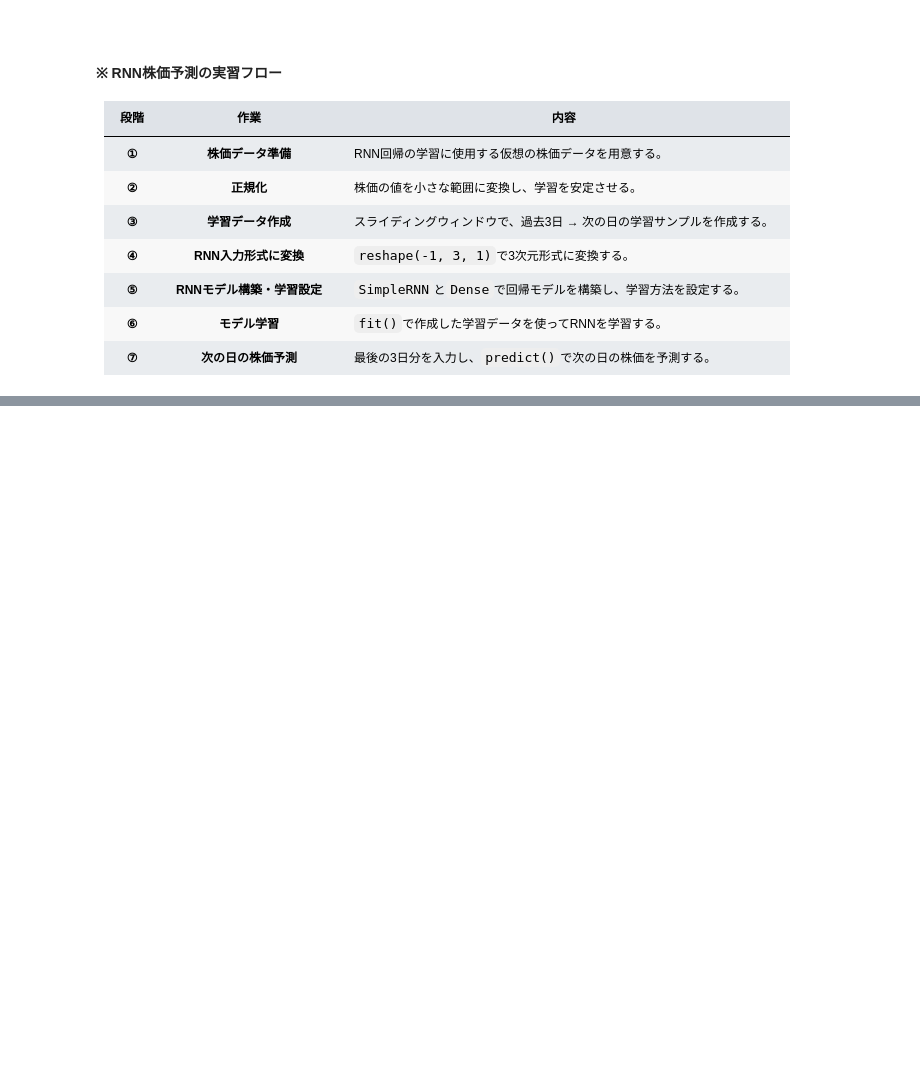
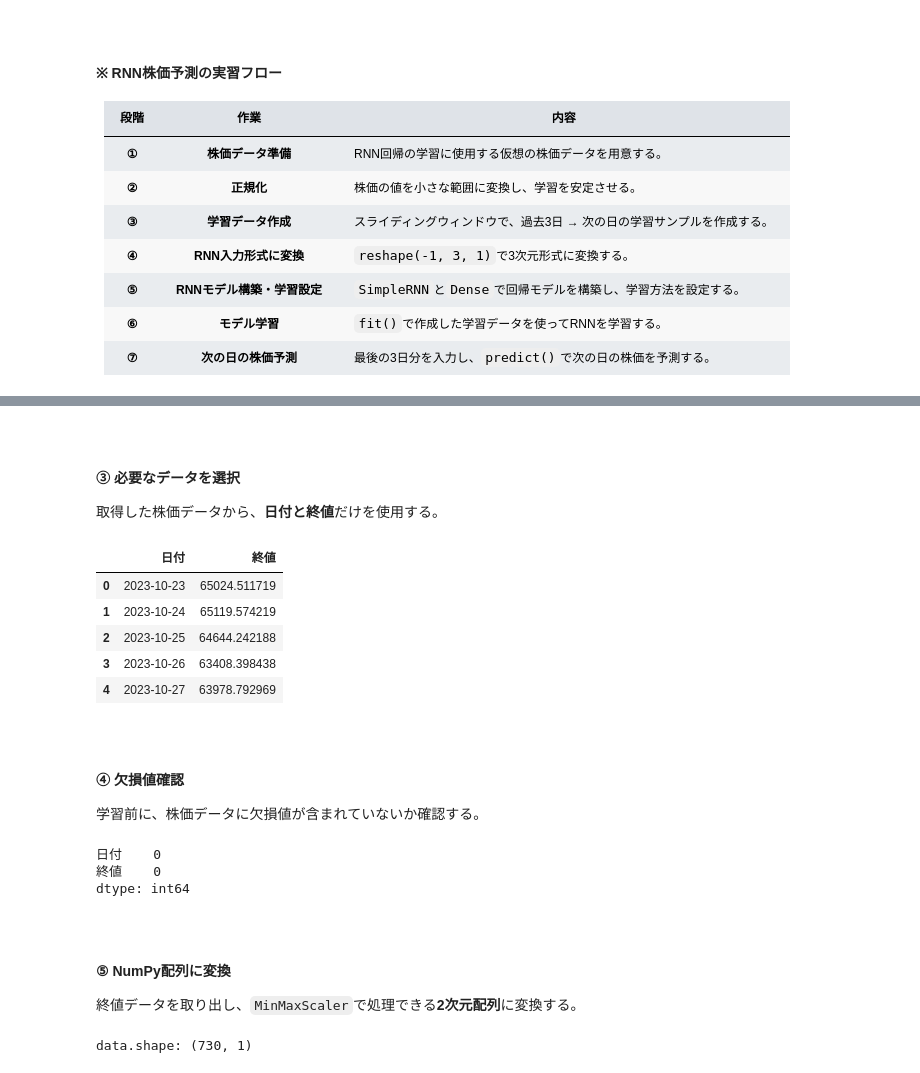
Before and after one commit to KaiLynn99/python_alone, a Jupyter notebook: 2026 10月/10.21 (82日目)/【機械学習】 18. RNNによる順序データの分類・回帰.ipynb, the cells around one changed output, grey strips where cells are left out. Saved outputs shown, nothing was run; the diff lists cells and outputs as text; code cells hidden in the pictures; blank space fills up the shorter version.

```diff
--- a/2026 10月/10.21 (82日目)/【機械学習】 18. RNNによる順序データの分類・回帰.ipynb
+++ b/2026 10月/10.21 (82日目)/【機械学習】 18. RNNによる順序データの分類・回帰.ipynb
@@ -335,0 +386,46 @@ margin-right:auto !important;
+# %% [markdown]
+<br>
+
+#### ③ 必要なデータを選択
+
+取得した株価データから、<strong>日付と終値</strong>だけを使用する。
+# %%
+# 日付と終値だけを選択
+df = df.reset_index()
+
+df = df[["Date", "Close"]]
+df.columns = ["日付", "終値"]
+df = df.reset_index(drop=True)
+
+display(df.head())
+# %% [output]
+|  | 日付 | 終値 |
+| 0 | 2023-10-23 | 65024.511719 |
+| 1 | 2023-10-24 | 65119.574219 |
+| 2 | 2023-10-25 | 64644.242188 |
+| 3 | 2023-10-26 | 63408.398438 |
+| 4 | 2023-10-27 | 63978.792969 |
+# %% [markdown]
+<Br>
+
+#### ④ 欠損値確認
+
+学習前に、株価データに欠損値が含まれていないか確認する。
+# %%
+display(df.isna().sum())
+# %% [output]
+日付    0
+終値    0
+dtype: int64
+# %% [markdown]
+<br>
+
+#### ⑤ NumPy配列に変換
+
+終値データを取り出し、`MinMaxScaler`で処理できる**2次元配列**に変換する。
+# %%
+data = df["終値"].to_numpy().reshape(-1, 1)
+
+print("data.shape:", data.shape)
+# %% [output]
+data.shape: (730, 1)
```
Also changed, not shown: parts of 23 cells of this notebook.
